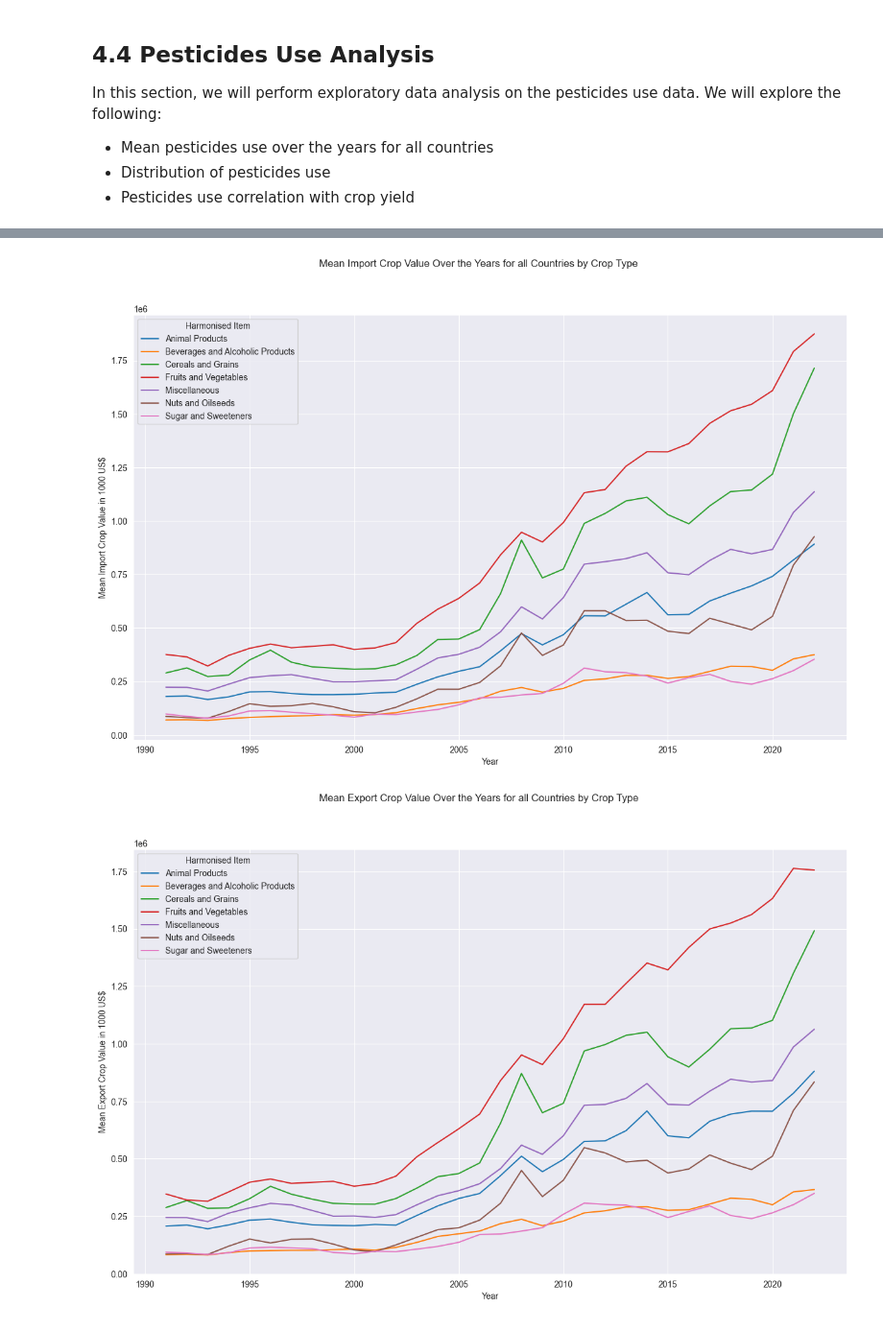
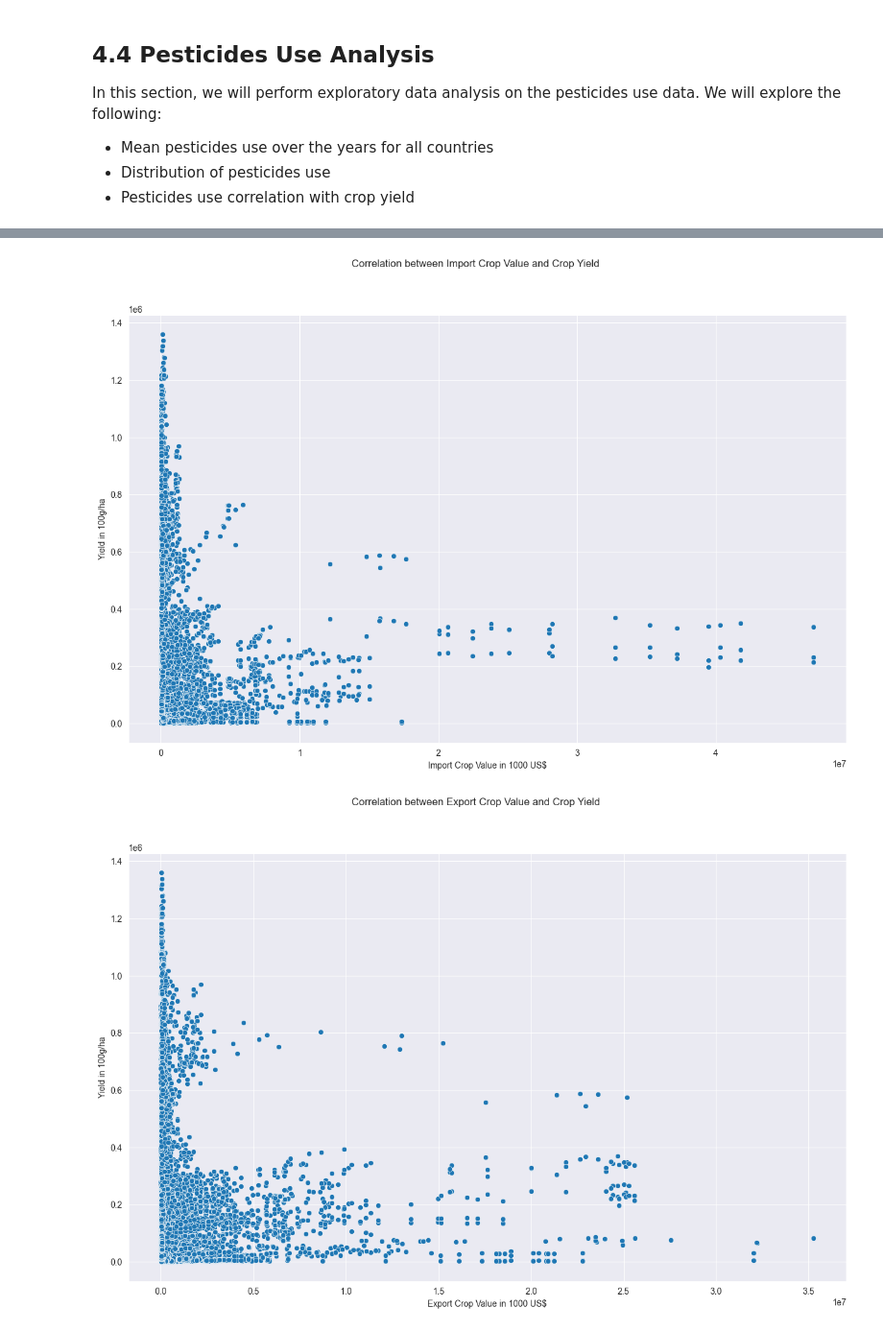
Before and after one commit to tnaccarato/Crop-Forcasting-MLP, a Jupyter notebook: mlp2.ipynb, the cells around one changed output, grey strips where cells are left out. Shown at 96% size. Cells and saved outputs as stored; diff of their text form; code cells hidden in the pictures.

```diff
--- a/mlp2.ipynb
+++ b/mlp2.ipynb
@@ -295,6 +675,10 @@ merged_df.head()
 merged_df = merged_df.merge(land_temperature_change_df, how="inner", left_on=["Area", "Year", "Area Code (M49)"], right_on=["Area", "Year", "Area Code (M49)"])
 merged_df = merged_df.merge(pesticides_use_df, how="inner", left_on=["Area", "Year", "Area Code (M49)"], right_on=["Area", "Year", "Area Code (M49)"])
 merged_df = merged_df.merge(land_use_df, how="inner", left_on=["Area", "Year", "Area Code (M49)"], right_on=["Area", "Year", "Area Code (M49)"])
+merged_df = merged_df.merge(fertiliser_use_df, how="inner", left_on=["Area", "Year", "Area Code (M49)"], right_on=["Area", "Year", "Area Code (M49)"])
+
+# Drop Area Code (M49) column
+merged_df = merged_df.drop(columns=["Area Code (M49)"])
 # %%
 # Describe the merged dataframe
 merged_df.describe()
@@ -501,65 +992,24 @@ In this section, we will perform exploratory data analysis on the crop value dat
+# %%
+# Plot the correlation between import crop value and crop yield
+fig, ax = plt.subplots(figsize=(15,9))
+
+plt.suptitle("Correlation between Import Crop Value and Crop Yield")
+
+sns.scatterplot(data=merged_df, x='Total Import Crop Value in 1000 US$', y='Yield in 100g/ha', ax=ax)
+plt.xlabel("Import Crop Value in 1000 US$")
+plt.ylabel("Yield in 100g/ha")
+plt.show()
+# %% [output]
+[figure, added]
 # %%
-# Prepare the data for analysis
-crop_value_exports_mean = crop_value_exports_df.groupby(['Year', 'Harmonised Item'])['Total Export Crop Value in 1000 US$'].mean()
-crop_value_imports_mean = crop_value_imports_df.groupby(['Year', 'Harmonised Item'])['Total Import Crop Value in 1000 US$'].mean()
-
-# Plot the mean import crop value over the years
-fig, ax = plt.subplots(figsize=(15,9))
-
-plt.suptitle("Mean Import Crop Value Over the Years for all Countries by Crop Type")
-
-crop_value_imports_mean.unstack().plot(ax=ax)
-plt.xlabel("Year")
-plt.ylabel("Mean Import Crop Value in 1000 US$")
-plt.show()
-
-# Plot the mean export crop value over the years
-fig, ax = plt.subplots(figsize=(15,9))
-
-plt.suptitle("Mean Export Crop Value Over the Years for all Countries by Crop Type")
-
-crop_value_exports_mean.unstack().plot(ax=ax)
-plt.xlabel("Year")
-plt.ylabel("Mean Export Crop Value in 1000 US$")
-plt.show()
-
-# Plot the distribution of import crop value
-fig, ax = plt.subplots(figsize=(15,9))
-
-plt.suptitle("Distribution of Import Crop Value")
-
-sns.histplot(crop_value_imports_df['Total Import Crop Value in 1000 US$'], kde=True, ax=ax)
-plt.xlabel("Import Crop Value in 1000 US$")
-plt.show()
-
-# Plot the distribution of export crop value
-fig, ax = plt.subplots(figsize=(15,9))
-
-plt.suptitle("Distribution of Export Crop Value")
-
-sns.histplot(crop_value_exports_df['Total Export Crop Value in 1000 US$'], kde=True, ax=ax)
-plt.xlabel("Export Crop Value in 1000 US$")
-plt.show()
-
-# Plot the correlation between import crop value and crop yield
-fig, ax = plt.subplots(figsize=(15,9))
-
-plt.suptitle("Correlation between Import Crop Value and Crop Yield")
-
-sns.scatterplot(data=merged_df, x='Total Import Crop Value in 1000 US$', y='Yield in 100g/ha', ax=ax)
-plt.xlabel("Import Crop Value in 1000 US$")
-plt.ylabel("Yield in 100g/ha")
-plt.show()
-
 # Plot the correlation between export crop value and crop yield
 fig, ax = plt.subplots(figsize=(15,9))
 
 plt.suptitle("Correlation between Export Crop Value and Crop Yield")
 
 sns.scatterplot(data=merged_df, x='Total Export Crop Value in 1000 US$', y='Yield in 100g/ha', ax=ax)
 plt.xlabel("Export Crop Value in 1000 US$")
 plt.ylabel("Yield in 100g/ha")
 plt.show()
 # %% [output]
-[figure, old version]
+[figure, new version]
-[figure, removed]
```
Also changed, not shown: parts of 82 cells of this notebook, 1 other file.
